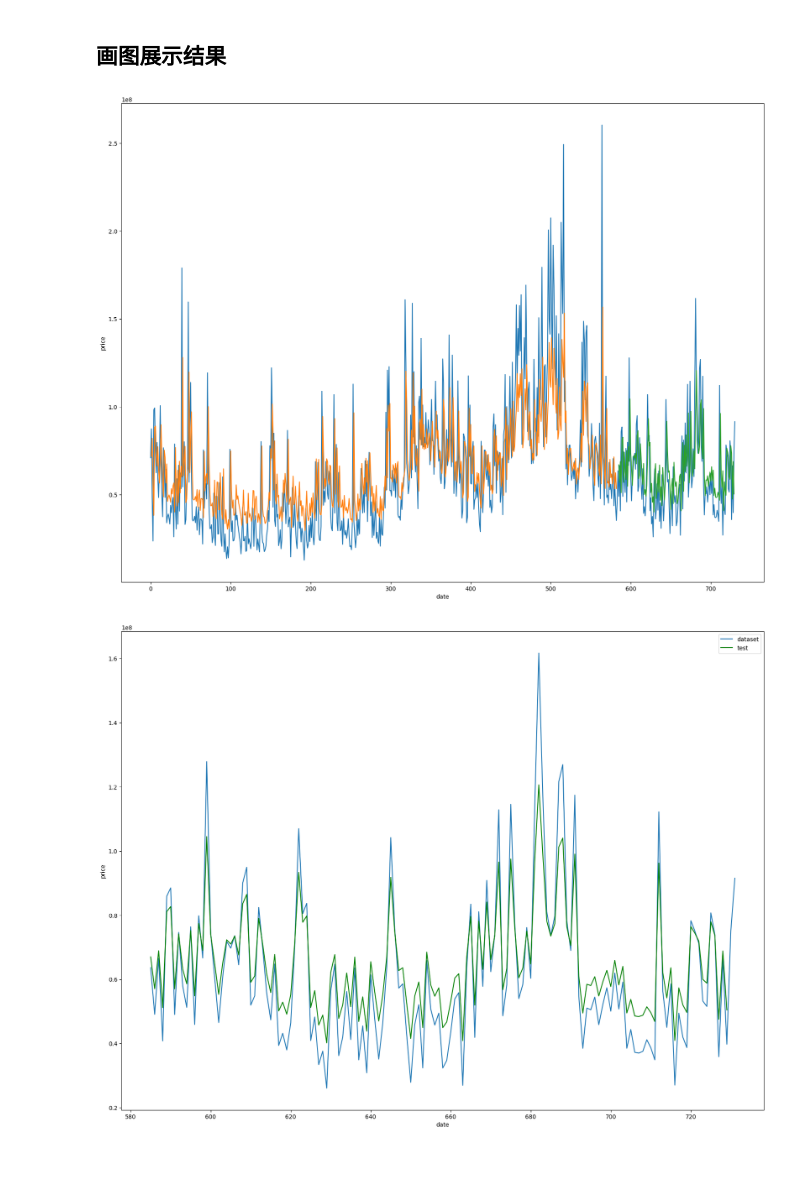
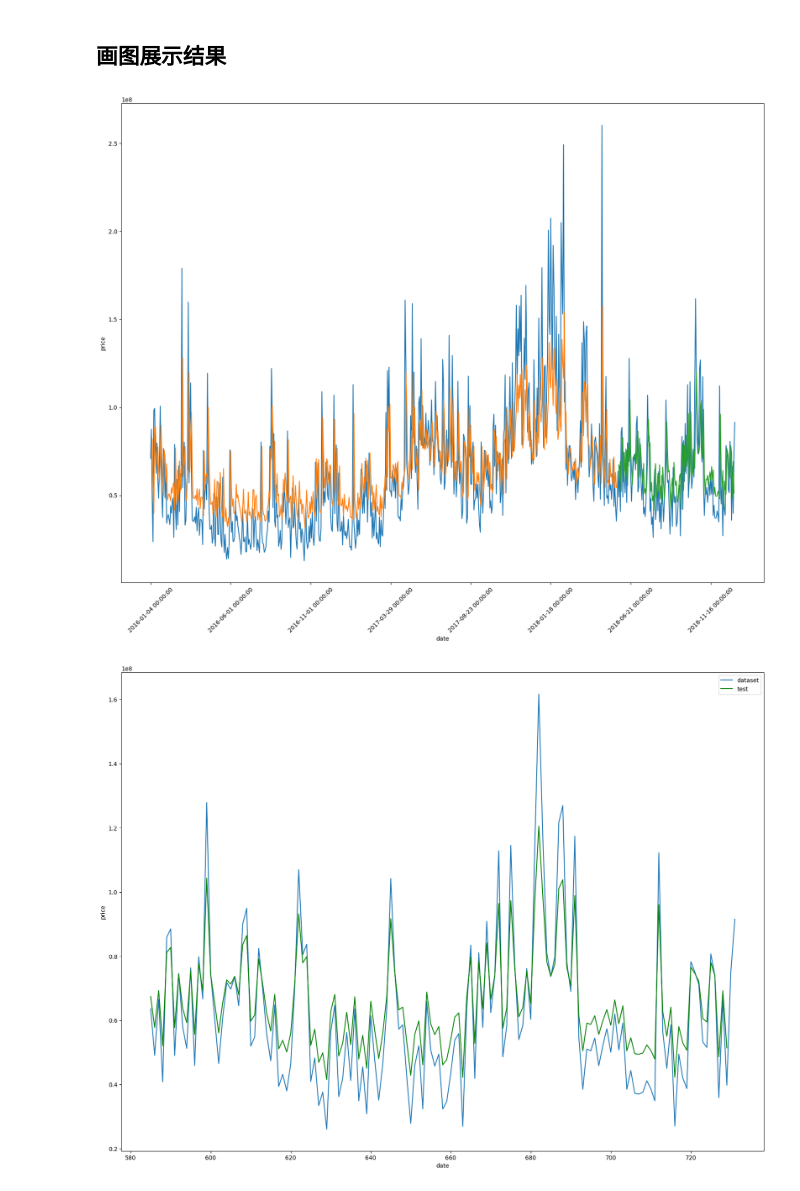
Before and after one commit to AMark-CS/paper-implement, a Jupyter notebook: LSTM/src/LSTM_Standard.ipynb, the cells around one changed output. Saved outputs shown, nothing was run; the diff lists cells and outputs as text; code cells hidden in the pictures; blank space fills up the shorter version.

```diff
--- a/LSTM/src/LSTM_Standard.ipynb
+++ b/LSTM/src/LSTM_Standard.ipynb
@@ -179,13 +198,15 @@ testPredictPlot[len(trainPredict)+(look_back*2)+1: len(dataset)-1, :] = testPred
 # %%
 fig2 = plt.figure(figsize=(20, 15))
 plt.plot(scaler.inverse_transform(dataset))
 plt.plot(trainPredictPlot)
 plt.plot(testPredictPlot)
+plt.xticks(range(0, len(time_line), 100), time_line[::100])
+plt.xticks(rotation=45)
 plt.ylabel('price')
 plt.xlabel('date')
 plt.show()
 # %% [output]
-[figure, old version]
+[figure, new version]
 # %%
 fig3 = plt.figure(figsize=(20, 15))
 plt.plot(np.arange(train_size+1, len(dataset)+1, 1), scaler.inverse_transform(dataset)[train_size:], label='dataset')
```
Also changed, not shown: parts of 5 cells of this notebook, 43 other files.
